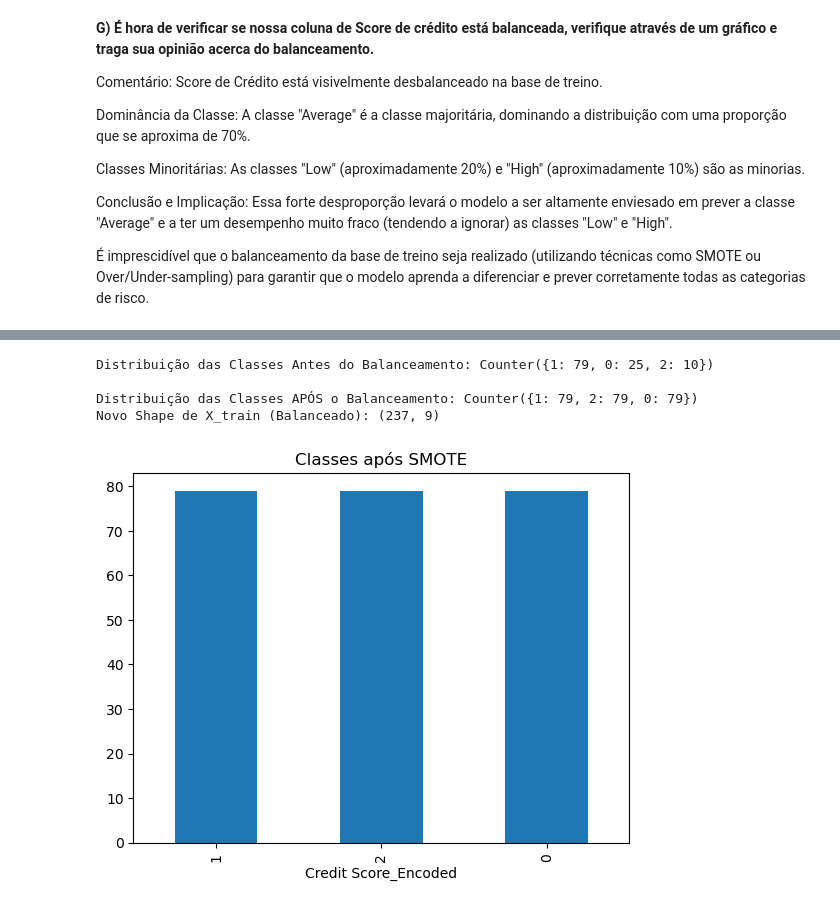
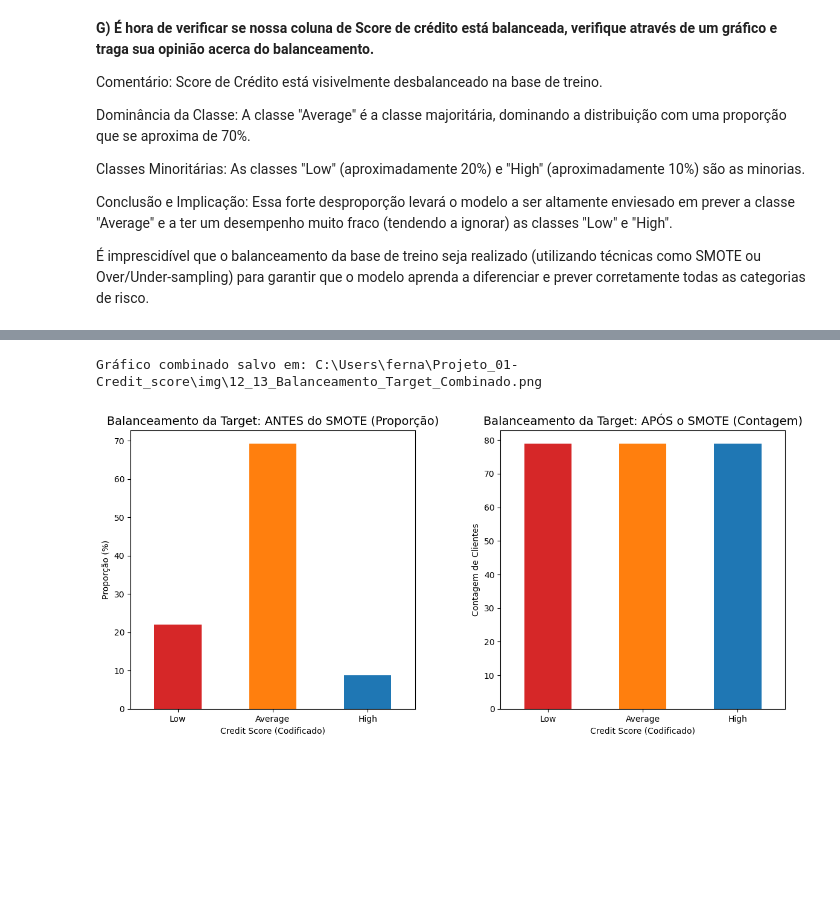
Before and after one commit to JohnnyCst37/credit-score-processamento-data-science, a Jupyter notebook: notebook/Profissao Cientista de Dados M17 Projeto-johnny.ipynb, the cells around one changed output, grey strips where cells are left out. Saved outputs shown, nothing was run; the diff lists cells and outputs as text; code cells hidden in the pictures; blank space fills up the shorter version.

```diff
--- a/notebook/Profissao Cientista de Dados M17 Projeto-johnny.ipynb
+++ b/notebook/Profissao Cientista de Dados M17 Projeto-johnny.ipynb
@@ -1051,22 +1030,57 @@ Se lembre que realizazmos apenas para a base de treino.
-# %%
-#BALANCEAMENTO DOS DADOS (SMOTE)
-#from imblearn.over_sampling import SMOTE
-#from collections import Counter
-
-sm = SMOTE(sampling_strategy='auto', random_state=42)
-print("Distribuição das Classes Antes do Balanceamento:", Counter(y_train))
-
-X_train_balanced, y_train_balanced = sm.fit_resample(X_train, y_train)
-
-print("\nDistribuição das Classes APÓS o Balanceamento:", Counter(y_train_balanced))
-print(f"Novo Shape de X_train (Balanceado): {X_train_balanced.shape}")
-
-# Plotagem
-y_train_balanced.value_counts().plot(kind='bar', title='Classes após SMOTE')
-plt.show()
-# %% [output]
-Distribuição das Classes Antes do Balanceamento: Counter({1: 79, 0: 25, 2: 10})
-
-Distribuição das Classes APÓS o Balanceamento: Counter({1: 79, 2: 79, 0: 79})
-Novo Shape de X_train (Balanceado): (237, 9)
-[figure, removed]
+# %%
+# VERIFICAÇÃO E BALANCEAMENTO
+
+CREDIT_SCORE_COLORS_LIST = ['#d62728', '#ff7f0e', '#1f77b4']
+LABELS = ['Low', 'Average', 'High']
+
+# Dados ANTES do SMOTE
+class_counts_before = y_train.value_counts(normalize=True).mul(100).sort_index()
+
+# Dados DEPOIS do SMOTE
+class_counts_after = y_train_balanced.value_counts().sort_index()
+
+
+# 2. Plotagem em Subplots (1 Linha, 2 Colunas)
+fig, axes = plt.subplots(1, 2, figsize=(14, 6)) # 1 linha, 2 colunas
+plt.subplots_adjust(wspace=0.3) # Ajusta o espaço entre os gráficos
+
+# --- GRÁFICO 1: ANTES DO SMOTE (PROPORÇÃO %) ---
+class_counts_before.plot(
+    kind='bar',
+    ax=axes[0],
+    color=CREDIT_SCORE_COLORS_LIST
+)
+axes[0].set_title('Balanceamento da Target: ANTES do SMOTE (Proporção)', fontsize=14)
+axes[0].set_xlabel('Credit Score (Codificado)')
+axes[0].set_ylabel('Proporção (%)')
+axes[0].tick_params(axis='x', rotation=0)
+axes[0].set_xticks(ticks=[0, 1, 2], labels=LABELS)
+
+
+# --- GRÁFICO 2: DEPOIS DO SMOTE (CONTAGEM) ---
+class_counts_after.plot(
+    kind='bar',
+    ax=axes[1],
+    color=CREDIT_SCORE_COLORS_LIST
+)
+axes[1].set_title('Balanceamento da Target: APÓS o SMOTE (Contagem)', fontsize=14)
+axes[1].set_xlabel('Credit Score (Codificado)')
+axes[1].set_ylabel('Contagem de Clientes')
+axes[1].tick_params(axis='x', rotation=0)
+axes[1].set_xticks(ticks=[0, 1, 2], labels=LABELS)
+
+# SALVANDO A IMAGEM
+save_path_combined_balance = os.path.join(OUTPUT_DIR, "12_13_Balanceamento_Target_Combinado.png")
+plt.savefig(save_path_combined_balance, bbox_inches='tight')
+print(f"Gráfico combinado salvo em: {save_path_combined_balance}")
+
+plt.show()
+
+# ----------------------------------------------------------------------
+# Saídas no Console (Mantidas para referência)
+# ----------------------------------------------------------------------
+print("\nProporção das Classes na Base de Treino (Antes do SMOTE):\n", class_counts_before)
+print("\nDistribuição das Classes Após o Balanceamento (Contagem):\n", Counter(y_train_balanced))
+# %% [output]
+Gráfico combinado salvo em: C:\Users\ferna\Projeto_01-Credit_score\img\12_13_Balanceamento_Target_Combinado.png
+[figure, added]
```
Also changed, not shown: parts of 19 cells of this notebook, 38 other files.
